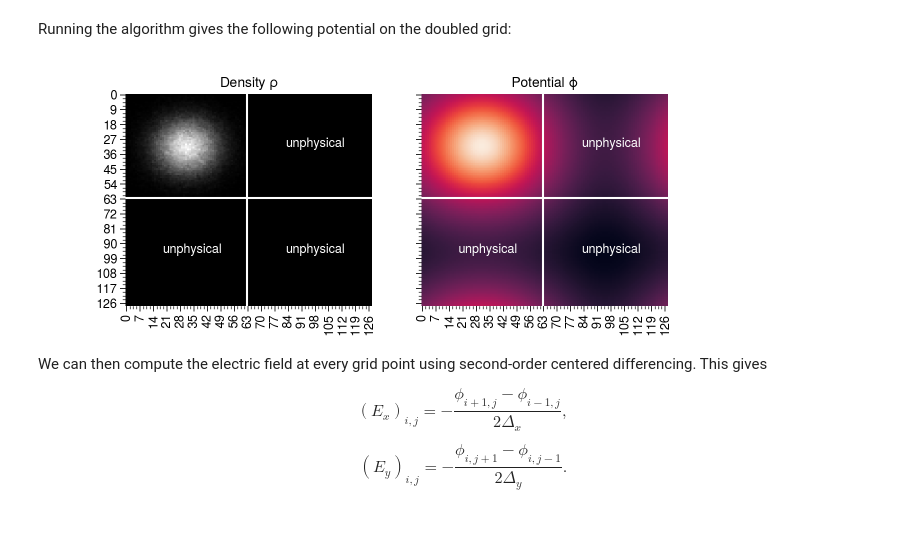
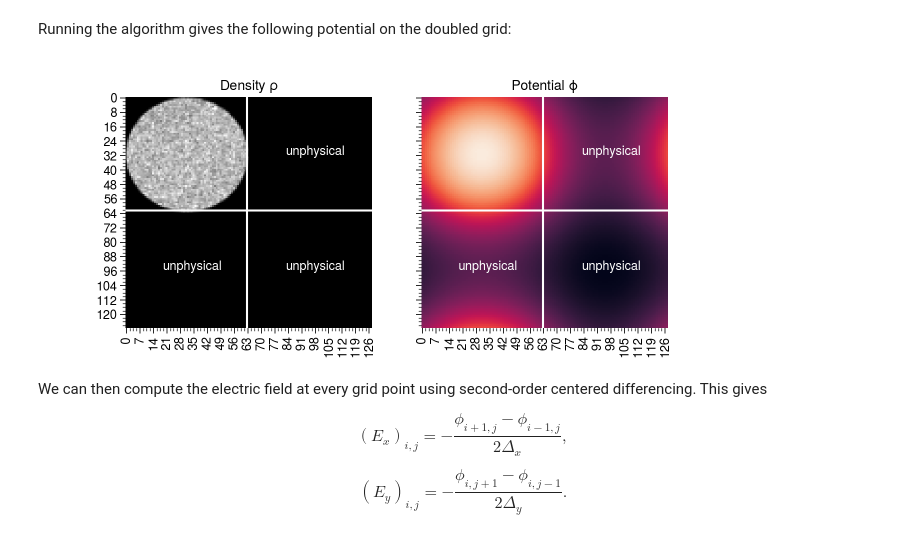
Before and after one commit to austin-hoover/blog_old, a Jupyter notebook: _notebooks/2021-02-15-PIC.ipynb, the cells around one changed output. Cells and saved outputs as stored; diff of their text form; code cells hidden in the pictures.

```diff
--- a/_notebooks/2021-02-15-PIC.ipynb
+++ b/_notebooks/2021-02-15-PIC.ipynb
@@ -273,11 +268,9 @@ class Bunch:
     kin_energy : float
         Kinetic energy per particle [GeV].
     line_density : float
-        Longitudinal particle density [1 / m].
+        Longitudinal particle density [1 / m]. Default 1.5e14 / 250.
     line_charge_density : float
         Longitudinal charge density [C / m].
-    intensity : float
-        Number of physical particles in the bunch. Default: 1.5e14.
     length : float
         Length of the bunch [m]. Default: 250.
     macrosize : float
@@ -294,22 +287,20 @@ class Bunch:
     positions : ndarray, shape (nparts, 2):
         Just the x and y positions (for convenience).
     """
-    def __init__(self, mass=0.938, charge=elementary_charge,
-                 kin_energy=1., intensity=1.5e14, length=250.):
+    def __init__(self, intensity=1e14, length=250., mass=0.938, kin_energy=1.,
+                 charge=elementary_charge):
         self.nparts = 0
+        self.intensity = intensity
+        self.length = length
         self.mass = mass
         self.kin_energy = kin_energy
         self.gamma = 1 + (self.kin_energy / self.mass)
         self.beta = np.sqrt(1 - (1 / self.gamma)**2)
-        self.velocity = self.beta * speed_of_light
         self.charge = charge
-        self.intensity = intensity
-        self.length = length
         self.line_density = intensity / length
-        self.line_charge_density = self.charge * self.line_density
+        self.line_charge_density = charge * self.line_density
         self.perveance = get_perveance(self.line_density, self.beta, self.gamma)
-        self.sc_factor = get_sc_factor(self.charge, self.mass, self.velocity,
-                                       self.gamma)
+        self.sc_factor = get_sc_factor(charge, mass, self.beta, self.gamma)
         self.compute_macrosize()
         self.X, self.positions = None, None
 
@@ -325,7 +316,7 @@ class Bunch:
         """Fill with particles."""
         self.X = X if self.X is None else np.vstack([self.X, X])
         self.positions = self.X[:, [0, 2]]
-        self.nparts = X.shape[0]
+        self.nparts = self.X.shape[0]
         self.compute_macrosize()
 
     def compute_extremum(self):
@@ -474,12 +465,14 @@ class Grid:
 It should be mentioned that the field interpolation method should be the same as the charge deposition method; if this is not true, it is possible for a particle to exert a force on itself! The `RegularGridInterpolator` class implements this for us, but I couldn't find anything similar to deposit the charges. Let's test the method on a gaussian distribution of 100,000 macroparticles in the $x$-$y$ plane, truncated at three standard devations. We'll choose the number of grid points to be $N_x = N_y = 64$. I call a `DistGenerator` class that I don't show here.
 # %%
 dist_gen = DistGenerator()
-X = dist_gen.generate(kind='gauss', nparts=100000, cut=3)
+X = dist_gen.generate(kind='kv', nparts=100000)
+
 bunch = Bunch()
 bunch.fill(X)
 bunch.compute_extremum()
+
 grid = Grid(bunch.xlim, bunch.ylim, size=(64, 64))
-rho = bunch.macrocharge * grid.distribute(bunch.positions)
+rho = grid.distribute(bunch.positions)
 
 fig, (ax1, ax2) = plt.subplots(1, 2, figsize=(5.5, 2.25), sharey=True, sharex=True)
 X_samp = rand_rows(X, 2000)
@@ -548,12 +541,16 @@ class PoissonSolver:
         Charge density (rho), potential (phi), and Green's function (G) at each
         grid point on a doubled grid. Only one quadrant (i < Nx, j < Ny)
         corresponds to to the real potential.
+    sign : {-1.0, 1.0}
+        If `sign` is positive, this will cause like-charges to attract instead
+        of repel.
     """
-    def __init__(self, grid):
+    def __init__(self, grid, sign=-1.):
         self.grid = grid
         new_shape = (2 * self.grid.Nx, 2 * self.grid.Ny)
         self.rho, self.G = np.zeros(new_shape), np.zeros(new_shape)
         self.phi = np.zeros(new_shape)
+        self.sign = sign
 
     def set_grid(self, grid):
         self.__init__(grid)
@@ -565,7 +562,7 @@ class PoissonSolver:
                            self.grid.y - self.grid.ymin)
         self.G[:Nx, :Ny] = np.log(X**2 + Y**2, out=np.zeros_like(X),
                                   where=(X+Y>0))
-        self.G *= -0.5 * line_charge_density / (2 * pi * epsilon_0)
+        self.G *= self.sign * 0.5 * line_charge_density / (2 * pi * epsilon_0)
         self.G[Nx:, :] = np.flip(self.G[:Nx, :], axis=0)
         self.G[:, Ny:] = np.flip(self.G[:, :Ny], axis=1)
 
@@ -597,15 +595,15 @@ phi = solver.get_potential(rho, bunch.line_charge_density)
 # %%
 #hide_input
-fig, axes = plt.subplots(ncols=2, figsize=(7, 2.75), sharey=True)
+fig, axes = plt.subplots(ncols=2, figsize=(7, 3), sharey=True)
 sns.heatmap(solver.rho.T, ax=axes[0], cmap='binary_r', cbar=False)
 sns.heatmap(solver.phi.T, ax=axes[1], cbar=False)
 for ax in axes:
     ax.axvline(63, c='w'); ax.axhline(63, c='w')
     for xy in [(0.65, 0.75), (0.15, 0.25), (0.65, 0.25)]:
         ax.annotate('unphysical', xy=xy, xycoords='axes fraction', c='w')
 myplt.set_labels(axes, [r'Density $\rho$', r'Potential $\phi$'], 'title')
 # %% [output]
-[figure, old version]
+[figure, new version]
 # %% [markdown]
 We can then compute the electric field at every grid point using second-order centered differencing. This gives
 
```
Also changed, not shown: parts of 32 cells of this notebook, 2 other files.
